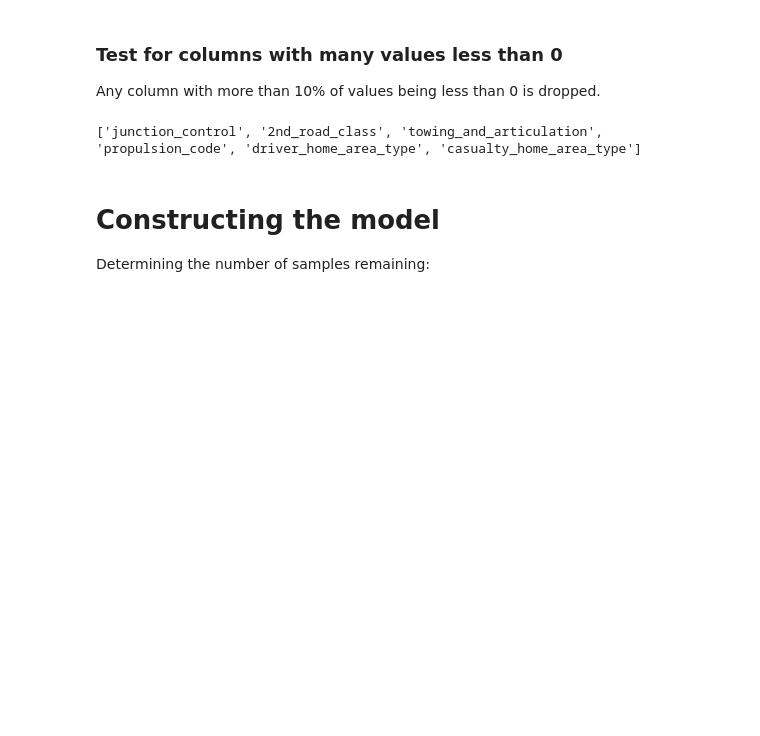
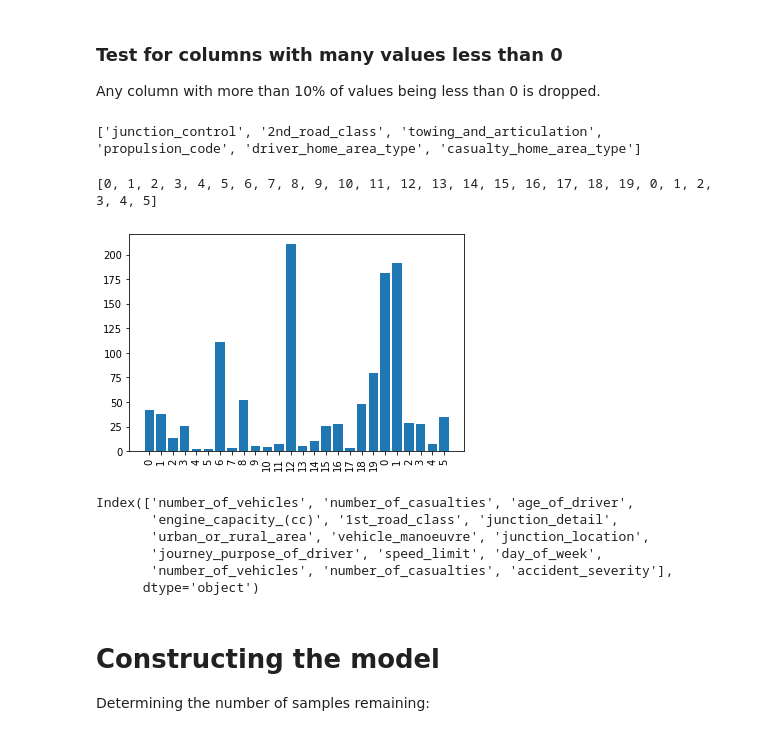
Before and after one commit to jakegodsall/road-traffic-accidents-2019, a Jupyter notebook: notebooks/predictive_model.ipynb, the cells around one changed output. Drawn from its saved outputs; the diff is of its cells as text; code cells hidden in the pictures; blank space fills up the shorter version.

Commit message:
altered FeatureSelection class to plot

```diff
--- a/notebooks/predictive_model.ipynb
+++ b/notebooks/predictive_model.ipynb
@@ -124,7 +124,7 @@ Index(['accident_index', 'longitude', 'latitude', 'police_force',
 Any column with more than 10% of values being less than 0 is dropped.
 # %%
 # exclude columns with non-numerical data types
-test = accidents.select_dtypes(exclude=['object', 'datetime64'])
+test = accidents.select_dtypes(exclude=['object', 'datetime64', 'timedelta64[ns]'])
 
 ratios = ((test < 0).sum() / test.sum()).to_dict()
 
@@ -187,10 +187,11 @@ class FeatureSelection:
     def plot_features(self):
         cat_features, cat_scores = self.get_feature_scores(dtype='cat', k='all')
         num_features, num_scores = self.get_feature_scores(dtype='num', k='all')
-        features = cat_features + num_features
+        features = list(cat_features) + list(num_features)
+        print(features)
         scores = list(cat_scores) + list(num_scores)
         plt.bar(range(len(features)), scores)
-        plt.xticks(range(len(features)), features, rotation='vertical')
+        plt.xticks(range(len(features)), list(cat_features) + list(num_features), rotation='vertical')
         plt.show()
 
     def get_new_X(self):
@@ -208,6 +209,20 @@ class FeatureSelection:
 fs = FeatureSelection(accidents, nominal+ordinal+binary, numeric, target)
 
 filtered = fs.get_new_X()
+# %%
+fs.plot_features()
+# %% [output]
+[0, 1, 2, 3, 4, 5, 6, 7, 8, 9, 10, 11, 12, 13, 14, 15, 16, 17, 18, 19, 0, 1, 2, 3, 4, 5]
+[figure, added]
+# %%
+filtered.columns
+# %% [output]
+Index(['number_of_vehicles', 'number_of_casualties', 'age_of_driver',
+       'engine_capacity_(cc)', '1st_road_class', 'junction_detail',
+       'urban_or_rural_area', 'vehicle_manoeuvre', 'junction_location',
+       'journey_purpose_of_driver', 'speed_limit', 'day_of_week',
+       'number_of_vehicles', 'number_of_casualties', 'accident_severity'],
+      dtype='object')
 # %% [markdown]
 # Constructing the model
 
```
Also changed, not shown: parts of 2 cells of this notebook.
